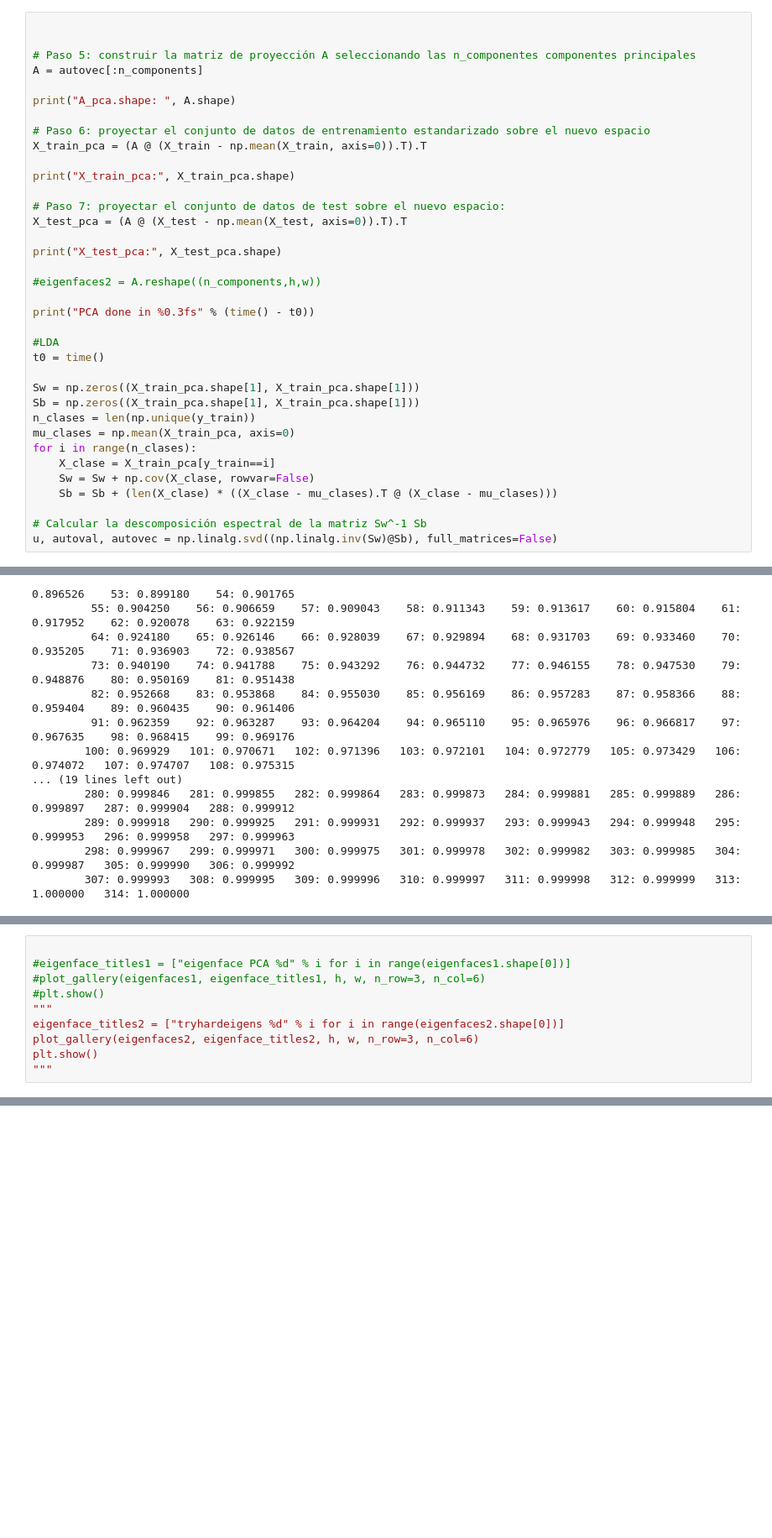
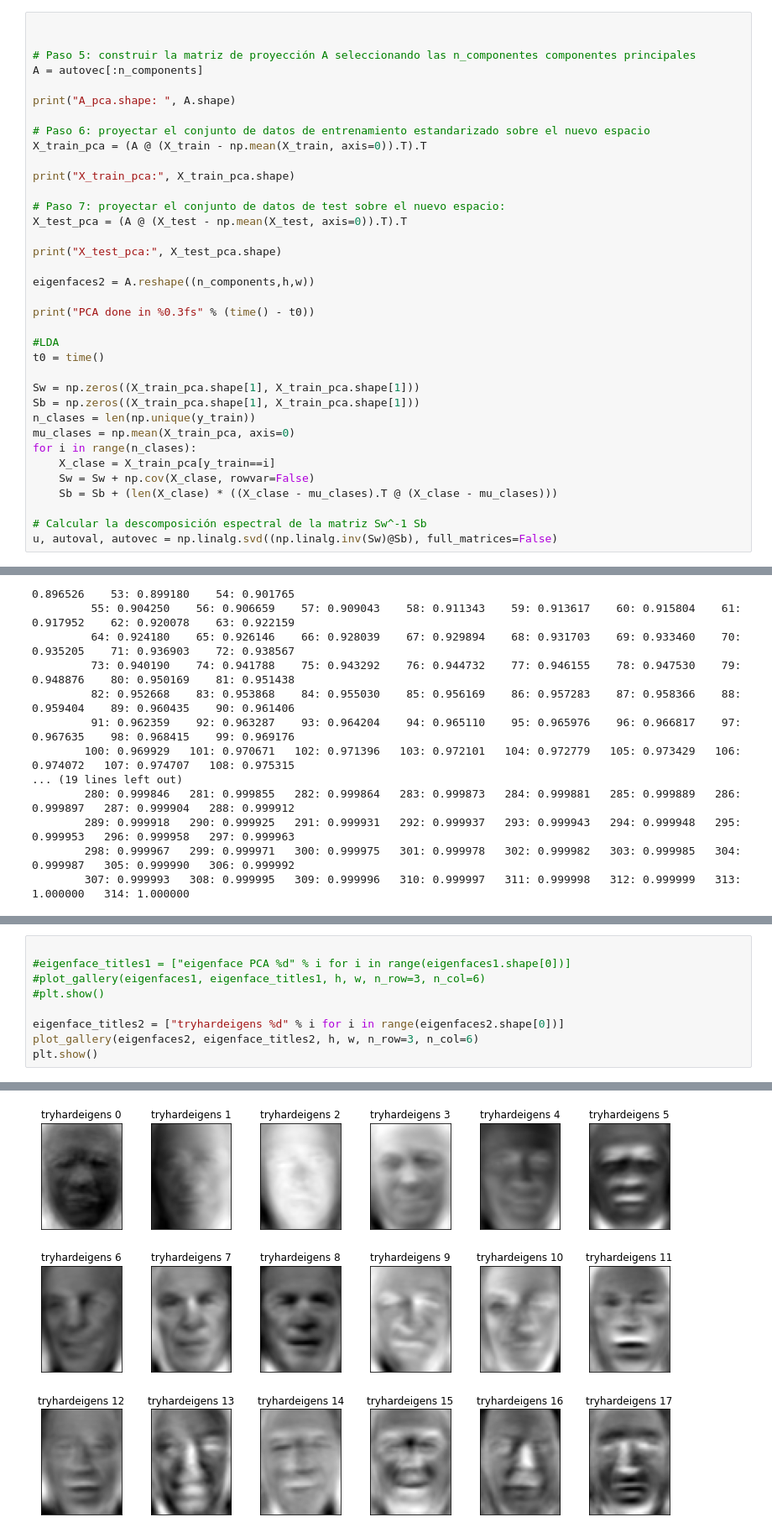
Before and after one commit to JB0linches/ReconocimientoDeFormas, a Jupyter notebook: Practica4.ipynb, the cells around one changed output, grey strips where cells are left out. Shown at 84% size. Saved outputs shown, nothing was run; the diff lists cells and outputs as text; blank space fills up the shorter version.

```diff
--- a/Practica4.ipynb
+++ b/Practica4.ipynb
@@ -1655,7 +1655,7 @@ X_test_pca = (A @ (X_test - np.mean(X_test, axis=0)).T).T
 
 print("X_test_pca:", X_test_pca.shape)
 
-#eigenfaces2 = A.reshape((n_components,h,w))
+eigenfaces2 = A.reshape((n_components,h,w))
 
 print("PCA done in %0.3fs" % (time() - t0))
 
@@ -1722,9 +1722,8 @@ LDA done in 11.176s
 #eigenface_titles1 = ["eigenface PCA %d" % i for i in range(eigenfaces1.shape[0])]
 #plot_gallery(eigenfaces1, eigenface_titles1, h, w, n_row=3, n_col=6)
 #plt.show()
-"""
+
 eigenface_titles2 = ["tryhardeigens %d" % i for i in range(eigenfaces2.shape[0])]
 plot_gallery(eigenfaces2, eigenface_titles2, h, w, n_row=3, n_col=6)
 plt.show()
-"""
 # %% [output]
@@ -1732,3 +1730,4 @@ plt.show()
+[figure, added]
 # %%
 print("Predicting people's names on the test set")
 t0 = time()
```
Also changed, not shown: parts of 3 cells of this notebook.
